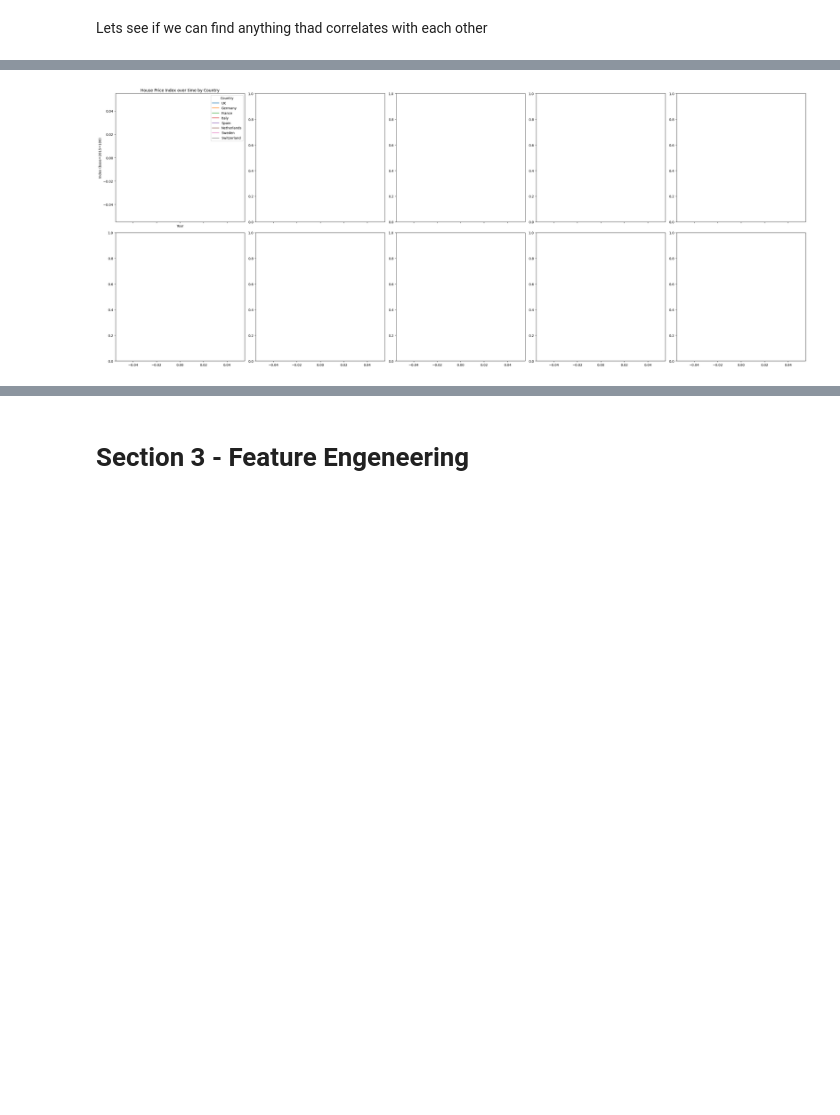
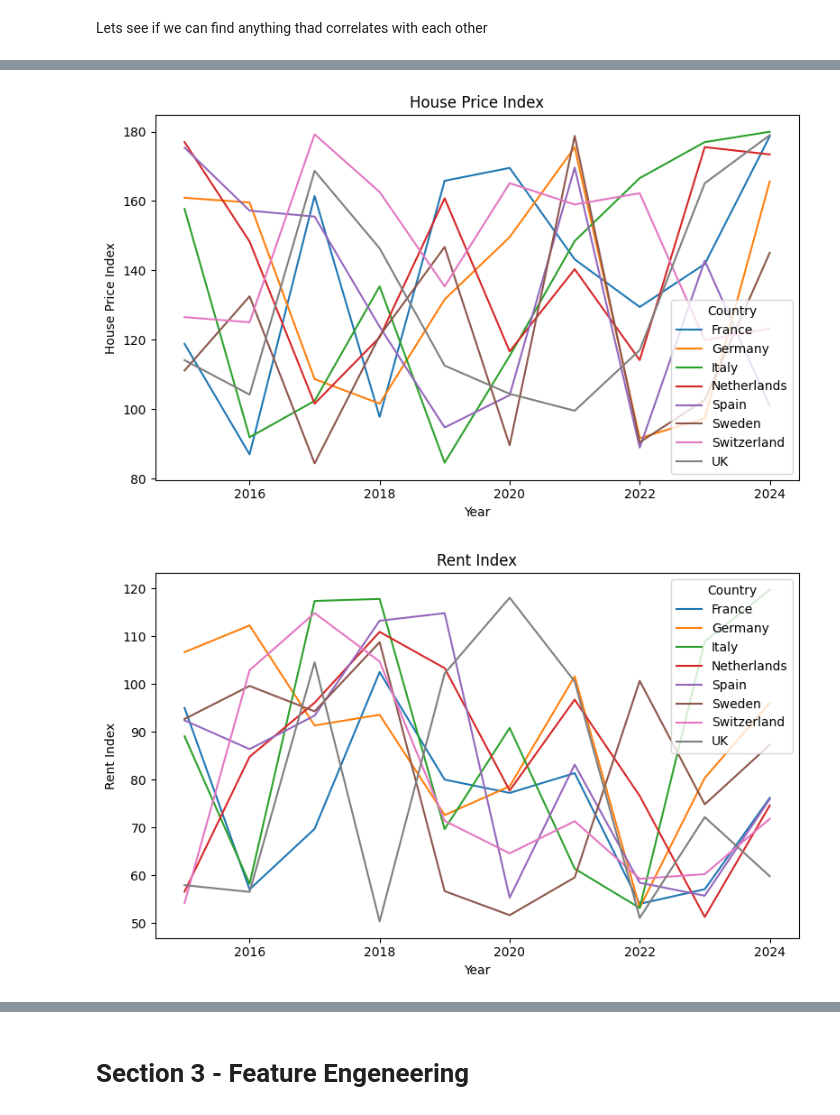
Before and after one commit to MaximilianKlein92/data_anaylsis_global_housing_market, a Jupyter notebook: jupyter_notebooks/ETL.ipynb, the cells around one changed output, grey strips where cells are left out. Drawn from its saved outputs; the diff is of its cells as text; code cells hidden in the pictures; blank space fills up the shorter version.

```diff
--- a/jupyter_notebooks/ETL.ipynb
+++ b/jupyter_notebooks/ETL.ipynb
@@ -260,21 +304,19 @@ df_europe.corr(numeric_only=True).round(2)
-# %%
-# sicherstellen: Jahr numerisch
-df_europe = df_europe.copy()
-df_europe["Year"] = pd.to_numeric(df_europe["Year"], errors="coerce")
-
-fig, axis = plt.subplots(ncols=5,nrows=2, figsize=(30, 12), sharex=True)
-
-# Plot a line for each country
-for country in df_europe["Country"].unique():
-    country_data = df_europe[df_europe["Country"] == country]
-    axis[0,0].plot(country_data["Year"], country_data["House Price Index"], label=country)
-axis[0,0].set_title("House Price Index over time by Country")
-axis[0,0].set_ylabel("HPI")
-axis[0,0].set_xlabel("Year")
-axis[0,0].legend(title="Country")
-axis[0,0].set_ylabel("Index (base=2015=100)")
-
-plt.tight_layout()
-plt.show()
-# %% [output]
-[figure, removed]
+# %%
+# count figure out how to get the colums to work so I used ChatGPT for thad
+value_cols = [c for c in df.columns if c not in ["Country", "Year"]]
+
+# Für jede Kennzahl ein Plot
+for metric in value_cols:
+    plt.figure(figsize=(8, 5))
+    for country, g in df_europe.groupby("Country"):
+        g = g.sort_values("Year")
+        plt.plot(g["Year"], g[metric], label=country)
+    plt.title(metric)
+    plt.xlabel("Year")
+    plt.ylabel(metric)
+    plt.legend(title="Country", loc="best")
+    plt.tight_layout()
+    plt.show()
+# %% [output]
+[figure, added]
+[figure, added]
```
Also changed, not shown: parts of 17 cells of this notebook, 1 other file.
